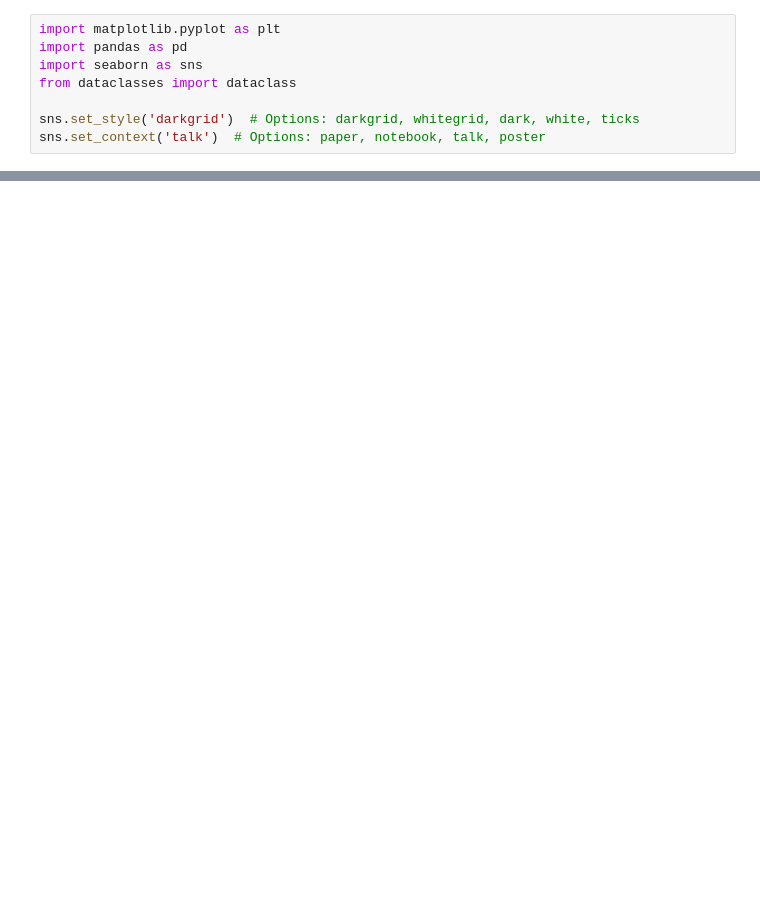
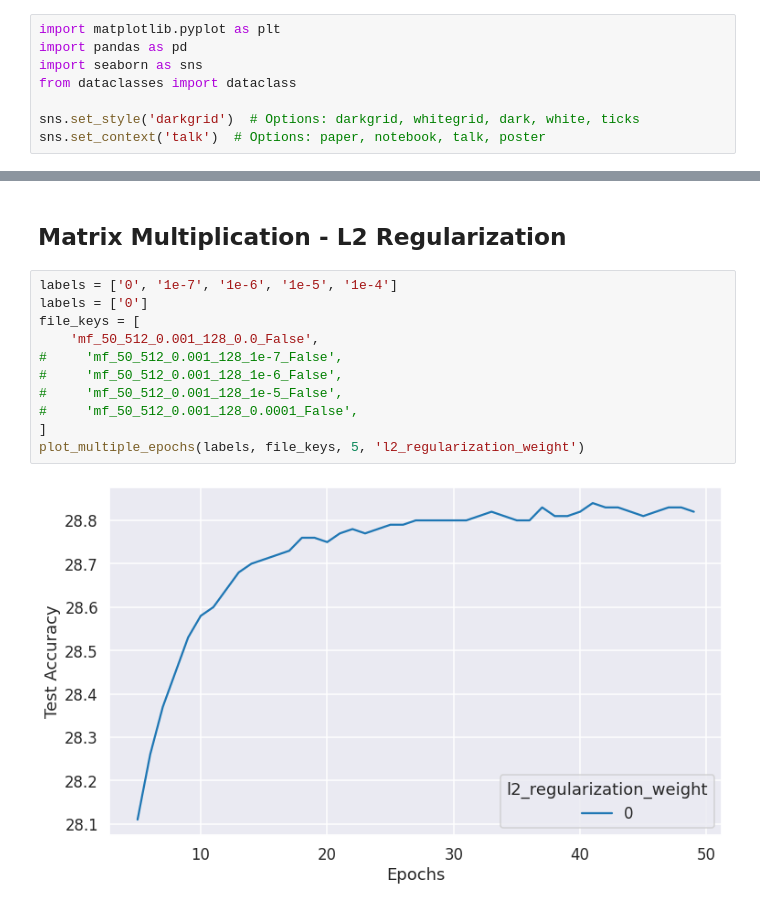
Before and after one commit to hardikp/movielens, a Jupyter notebook: logs/plot_datapoints.ipynb, the cells around one changed output, grey strips where cells are left out. Drawn from its saved outputs; the diff is of its cells as text; blank space fills up the shorter version.

```diff
--- a/logs/plot_datapoints.ipynb
+++ b/logs/plot_datapoints.ipynb
@@ -201,0 +111,15 @@ sns.lineplot(x='Epochs', y='value', hue='variable',
+# %% [markdown]
+## Matrix Multiplication - L2 Regularization
+# %%
+labels = ['0', '1e-7', '1e-6', '1e-5', '1e-4']
+labels = ['0']
+file_keys = [
+    'mf_50_512_0.001_128_0.0_False',
+#     'mf_50_512_0.001_128_1e-7_False',
+#     'mf_50_512_0.001_128_1e-6_False',
+#     'mf_50_512_0.001_128_1e-5_False',
+#     'mf_50_512_0.001_128_0.0001_False',
+]
+plot_multiple_epochs(labels, file_keys, 5, 'l2_regularization_weight')
+# %% [output]
+[figure, added]
```
Also changed, not shown: parts of 16 cells of this notebook, 3 other files.
